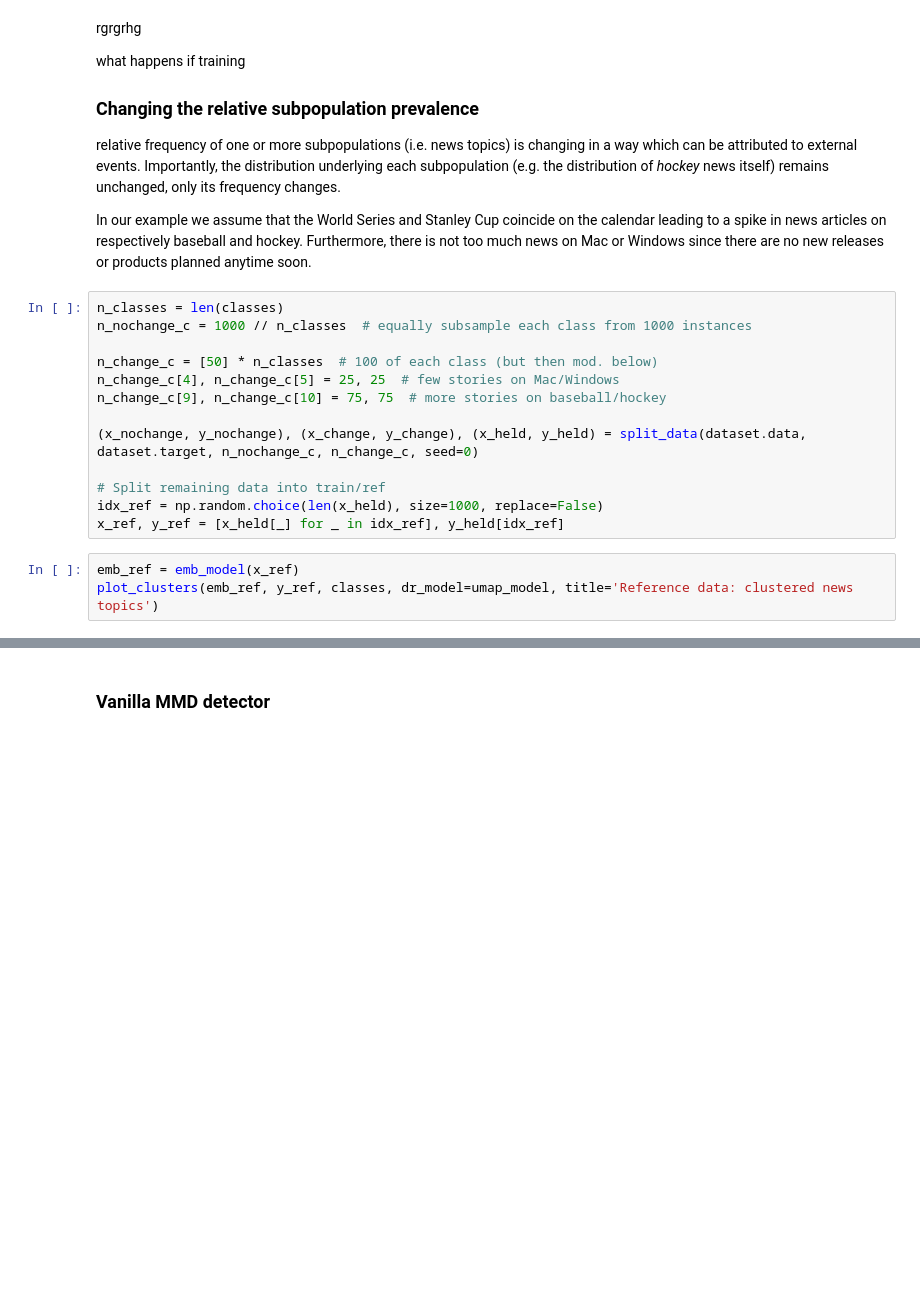
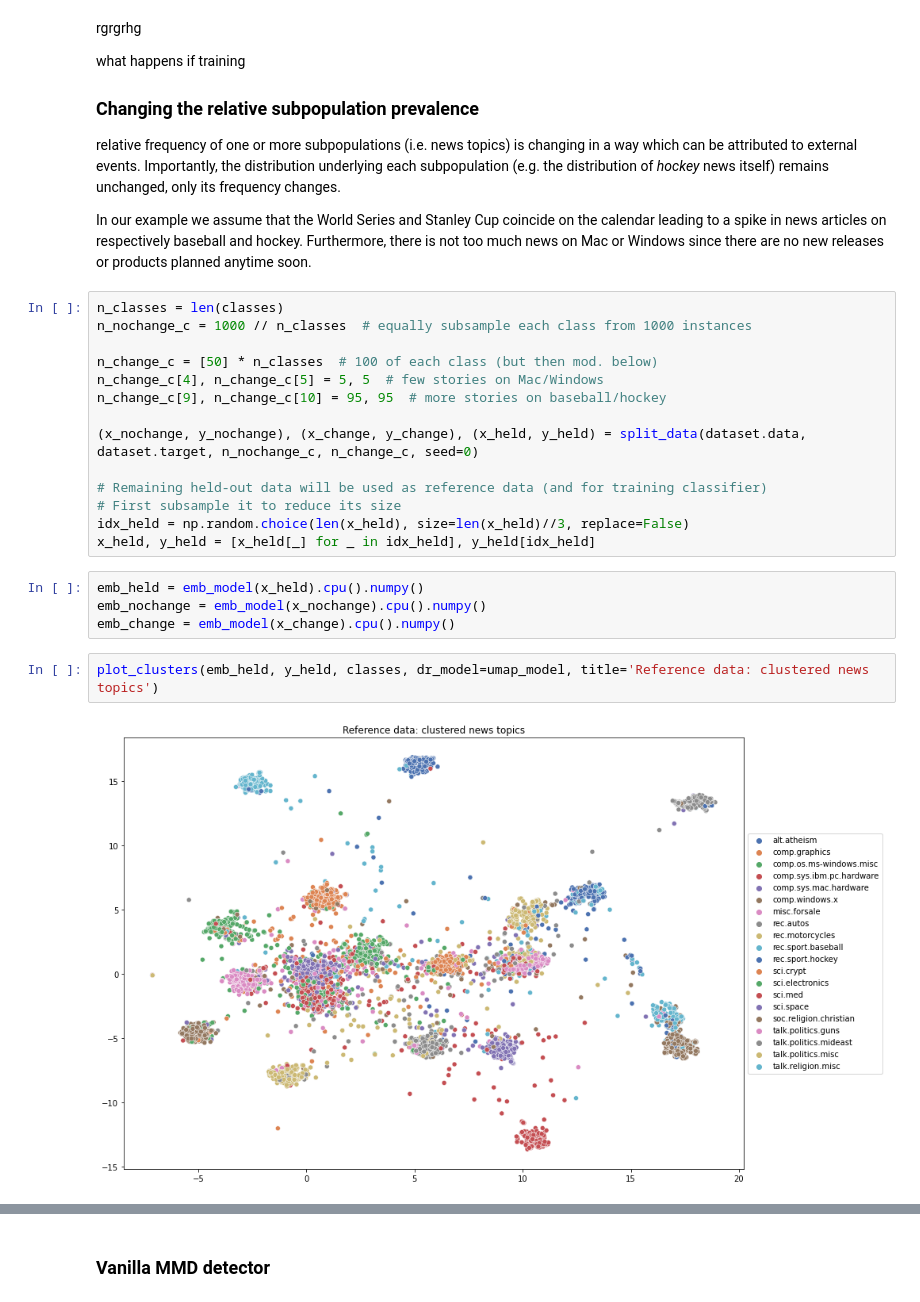
Before and after one commit to ascillitoe/odsc_workshop, a Jupyter notebook: intro_to_drift_detection_master.ipynb, the cells around one changed output, grey strips where cells are left out. Drawn from its saved outputs; the diff is of its cells as text; blank space fills up the shorter version.

```diff
--- a/intro_to_drift_detection_master.ipynb
+++ b/intro_to_drift_detection_master.ipynb
@@ -263,14 +453,20 @@ n_classes = len(classes)
 n_nochange_c = 1000 // n_classes  # equally subsample each class from 1000 instances
 
 n_change_c = [50] * n_classes  # 100 of each class (but then mod. below)
-n_change_c[4], n_change_c[5] = 25, 25  # few stories on Mac/Windows
-n_change_c[9], n_change_c[10] = 75, 75  # more stories on baseball/hockey
+n_change_c[4], n_change_c[5] = 5, 5  # few stories on Mac/Windows
+n_change_c[9], n_change_c[10] = 95, 95  # more stories on baseball/hockey
 
 (x_nochange, y_nochange), (x_change, y_change), (x_held, y_held) = split_data(dataset.data, dataset.target, n_nochange_c, n_change_c, seed=0)
 
-# Split remaining data into train/ref
-idx_ref = np.random.choice(len(x_held), size=1000, replace=False)
-x_ref, y_ref = [x_held[_] for _ in idx_ref], y_held[idx_ref]
+# Remaining held-out data will be used as reference data (and for training classifier)
+# First subsample it to reduce its size
+idx_held = np.random.choice(len(x_held), size=len(x_held)//3, replace=False)
+x_held, y_held = [x_held[_] for _ in idx_held], y_held[idx_held]
+# %%
+emb_held = emb_model(x_held).cpu().numpy()
+emb_nochange = emb_model(x_nochange).cpu().numpy()
+emb_change = emb_model(x_change).cpu().numpy()
 # %%
-emb_ref = emb_model(x_ref)
-plot_clusters(emb_ref, y_ref, classes, dr_model=umap_model, title='Reference data: clustered news topics')
+plot_clusters(emb_held, y_held, classes, dr_model=umap_model, title='Reference data: clustered news topics')
+# %% [output]
+[figure, added]
```
Also changed, not shown: parts of 37 cells of this notebook.
